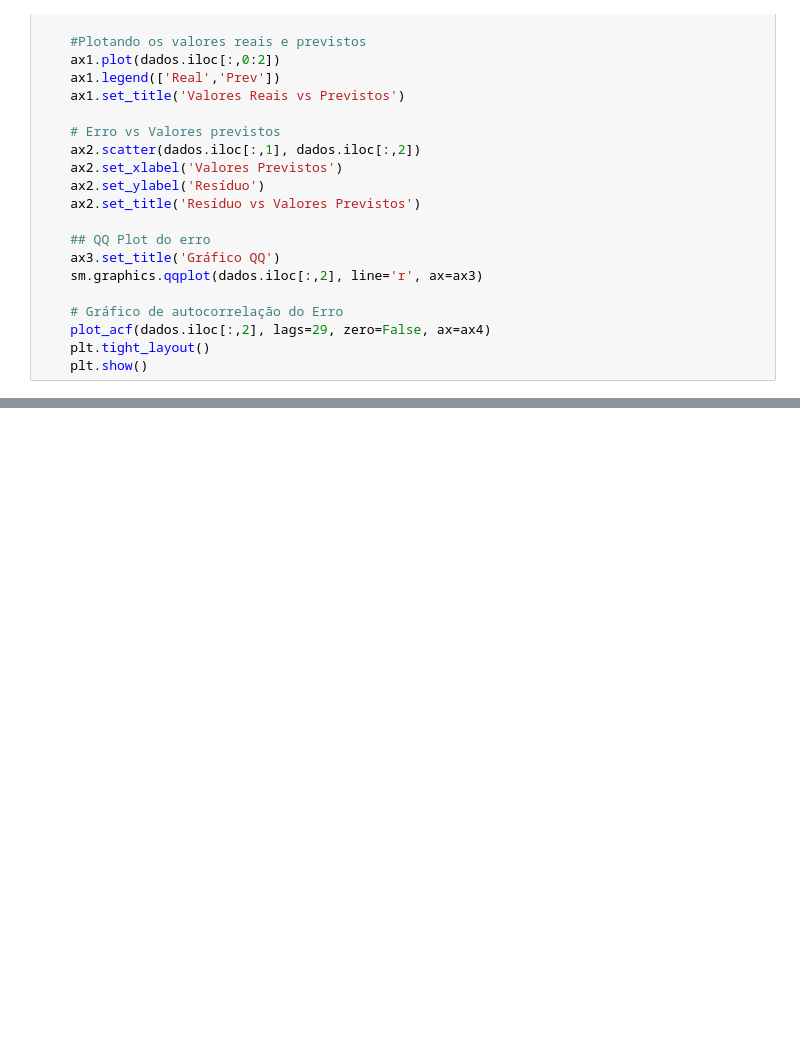
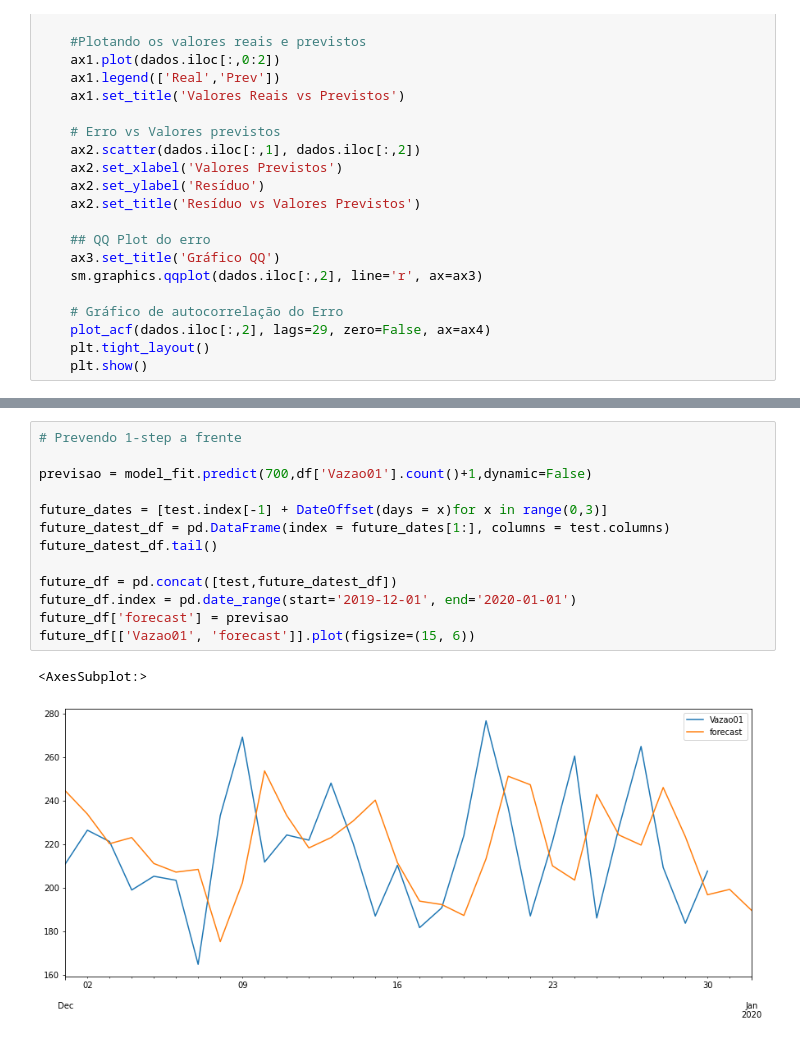
Before and after one commit to MarceloAvanzi/Time-Series-Forecast, a Jupyter notebook: ARIMA_FT01.ipynb, the cells around one changed output, grey strips where cells are left out. Cells and saved outputs as stored; diff of their text form; blank space fills up the shorter version.

```diff
--- a/ARIMA_FT01.ipynb
+++ b/ARIMA_FT01.ipynb
@@ -180,0 +183,16 @@ MODELO ARIMA PARA O TREINO COMPARADO NA BASE DE TESTE
+# %%
+# Prevendo 1-step a frente
+
+previsao = model_fit.predict(700,df['Vazao01'].count()+1,dynamic=False)
+
+future_dates = [test.index[-1] + DateOffset(days = x)for x in range(0,3)]
+future_datest_df = pd.DataFrame(index = future_dates[1:], columns = test.columns)
+future_datest_df.tail()
+
+future_df = pd.concat([test,future_datest_df])
+future_df.index = pd.date_range(start='2019-12-01', end='2020-01-01')
+future_df['forecast'] = previsao
+future_df[['Vazao01', 'forecast']].plot(figsize=(15, 6))
+# %% [output]
+<AxesSubplot:>
+[figure, added]
```
Also changed, not shown: parts of 6 cells of this notebook, 4 other files.
